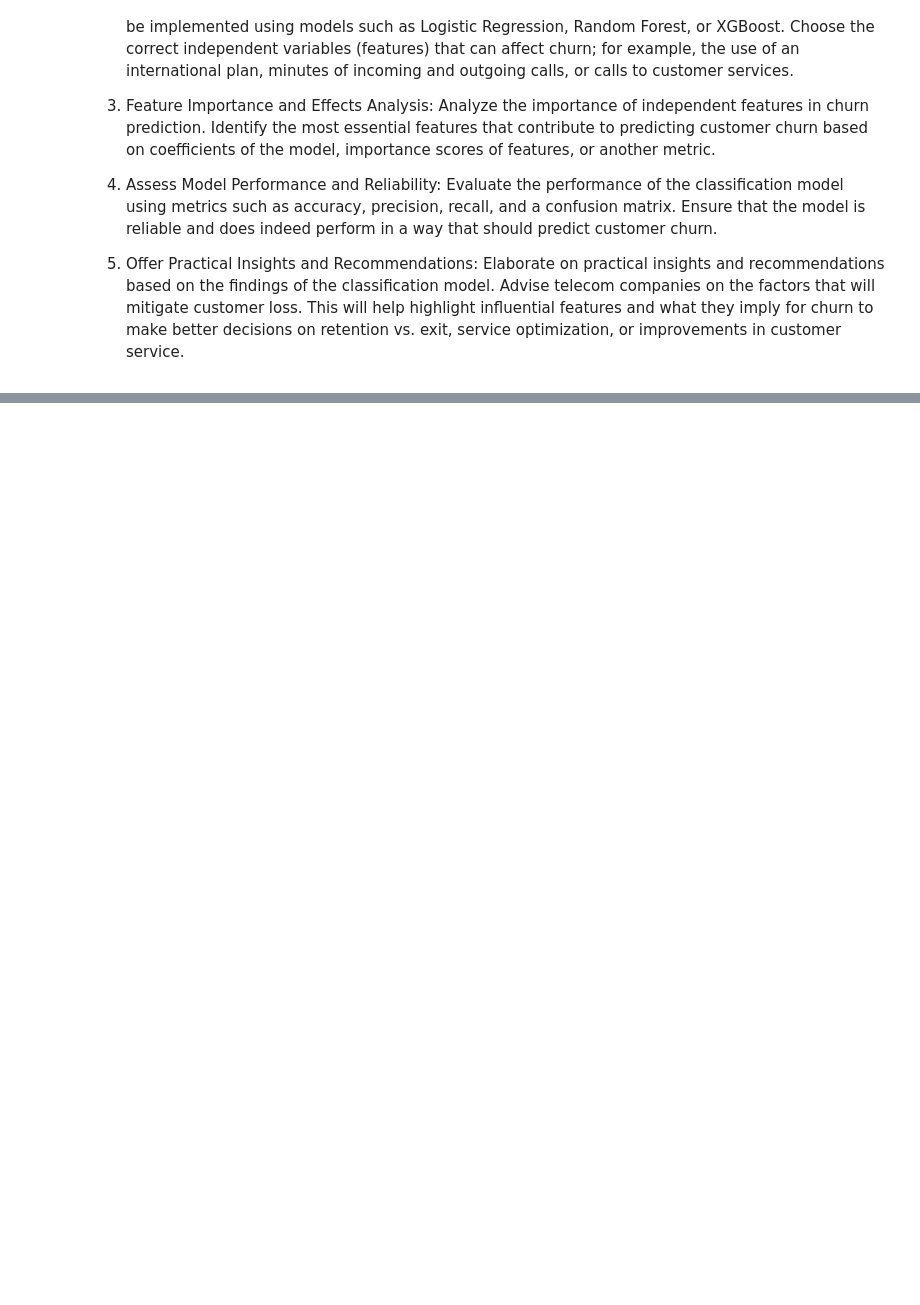
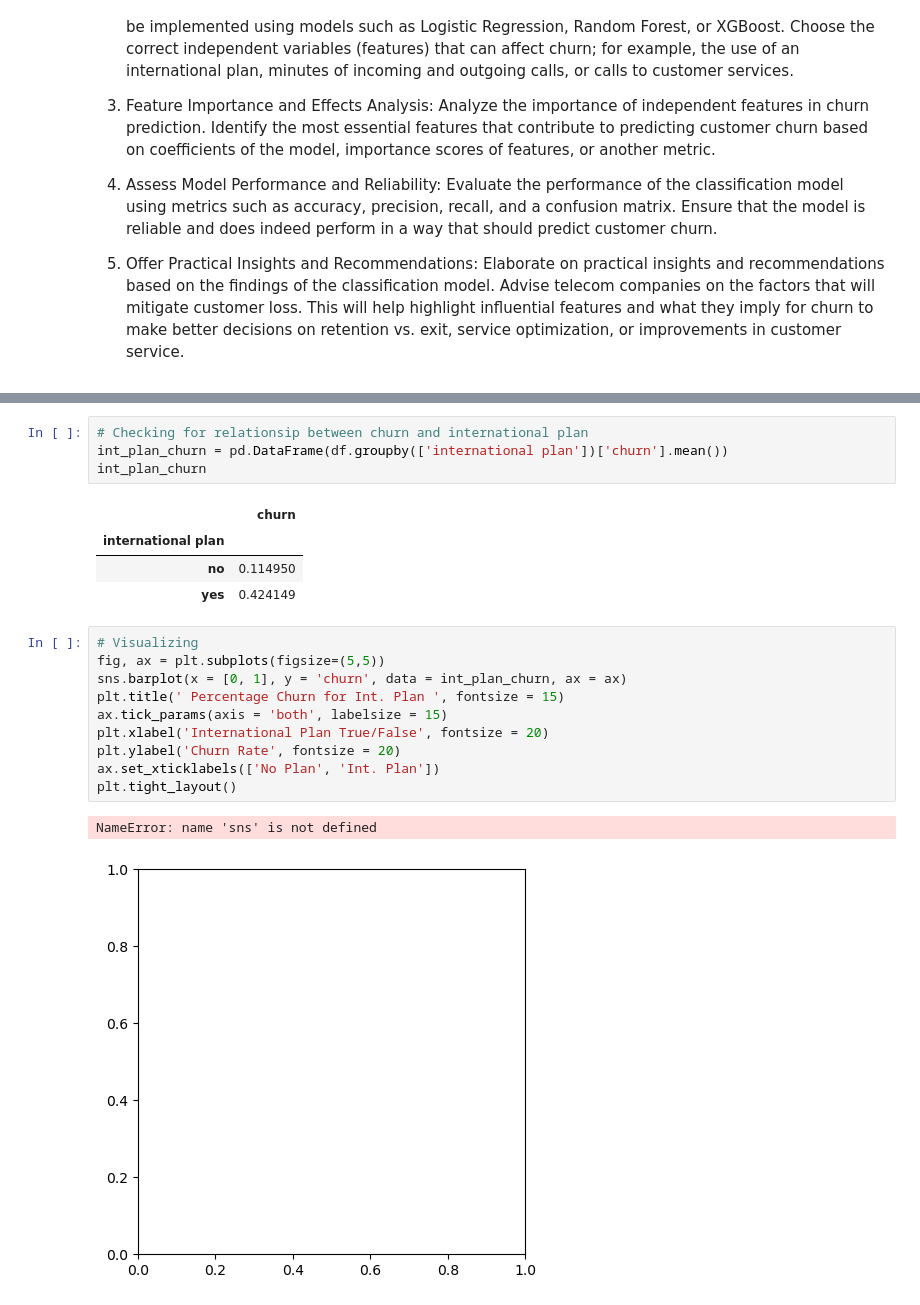
Before and after one commit to MitchMatt/SyriaTel-Customer-Churn, a Jupyter notebook: index.ipynb, the cells around one changed output, grey strips where cells are left out. Cells and saved outputs as stored; diff of their text form; blank space fills up the shorter version.

```diff
--- a/index.ipynb
+++ b/index.ipynb
@@ -37,0 +278,22 @@ Elaborate on practical insights and recommendations based on the findings of the
+# %%
+# Checking for relationsip between churn and international plan
+int_plan_churn = pd.DataFrame(df.groupby(['international plan'])['churn'].mean())
+int_plan_churn
+# %% [output]
+|  | churn |
+| international plan |  |
+| no | 0.114950 |
+| yes | 0.424149 |
+# %%
+# Visualizing
+fig, ax = plt.subplots(figsize=(5,5))
+sns.barplot(x = [0, 1], y = 'churn', data = int_plan_churn, ax = ax)
+plt.title(' Percentage Churn for Int. Plan ', fontsize = 15)
+ax.tick_params(axis = 'both', labelsize = 15)
+plt.xlabel('International Plan True/False', fontsize = 20)
+plt.ylabel('Churn Rate', fontsize = 20)
+ax.set_xticklabels(['No Plan', 'Int. Plan'])
+plt.tight_layout()
+# %% [output]
+NameError: name 'sns' is not defined
+[figure, added]
```
Also changed, not shown: parts of 40 cells of this notebook.
